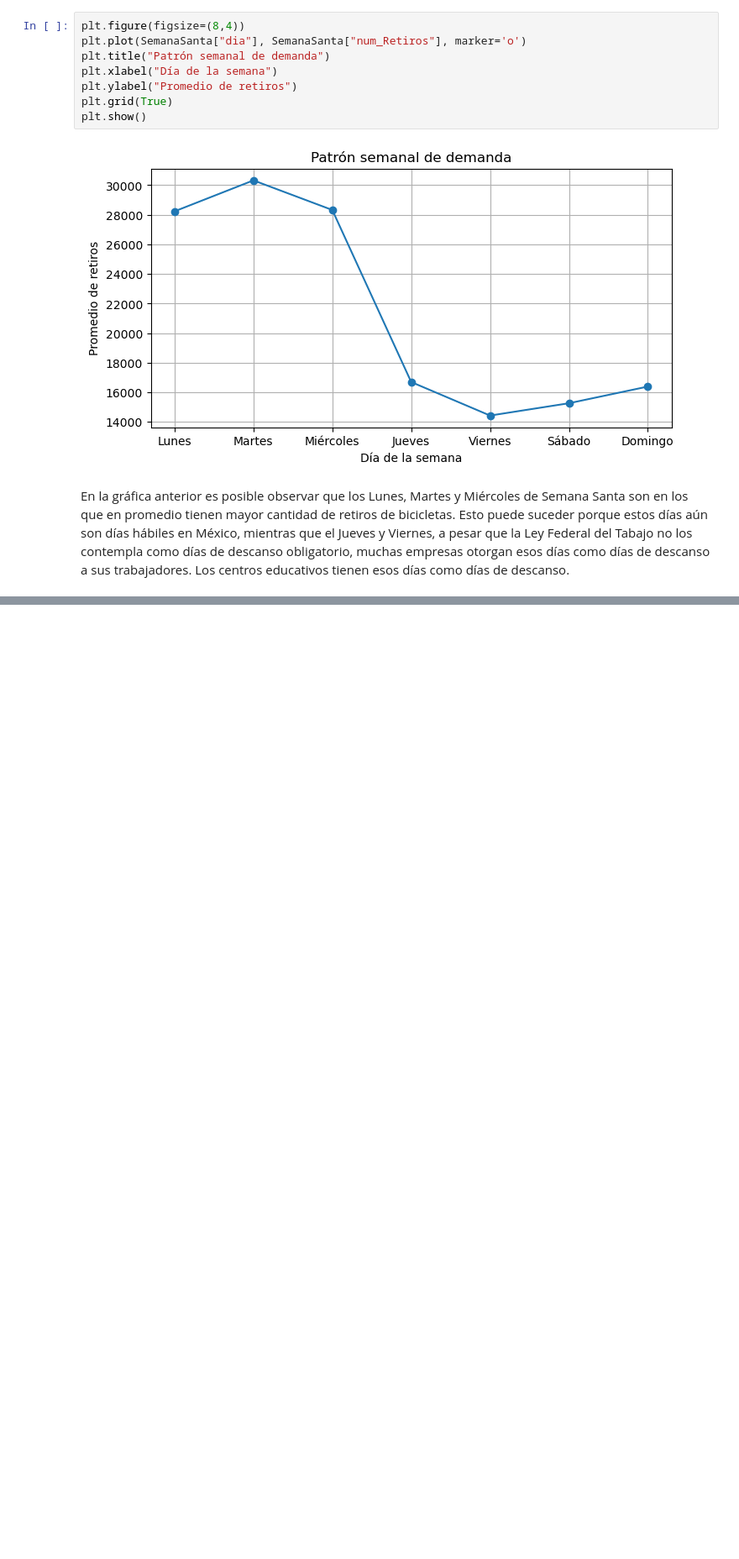
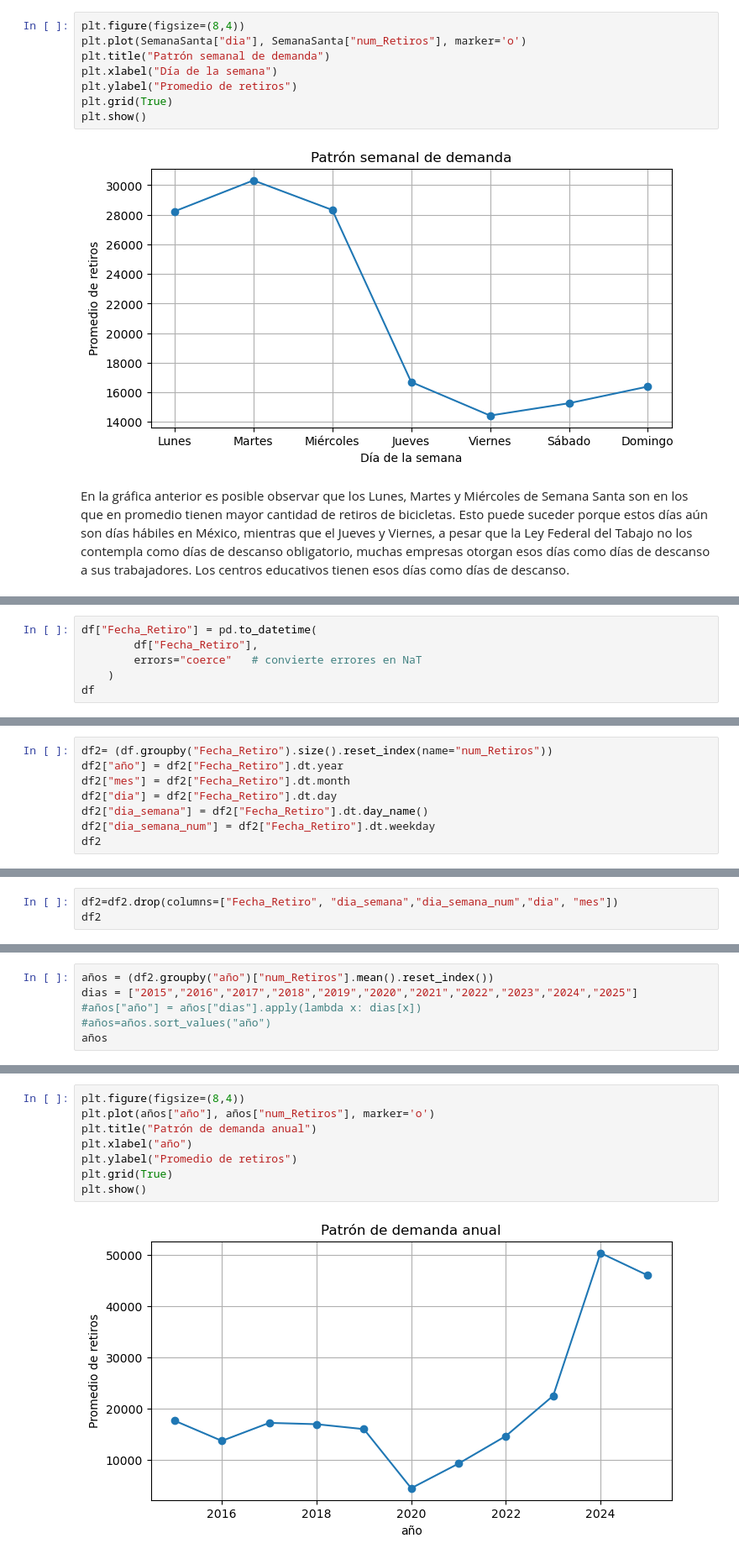
Before and after one commit to Ari-Castellanos/Proyecto-1-Seminario-2, a Jupyter notebook: DiaMayorRetiro.ipynb, the cells around one changed output, grey strips where cells are left out. Shown at 84% size. Drawn from its saved outputs; the diff is of its cells as text; blank space fills up the shorter version.

```diff
--- a/DiaMayorRetiro.ipynb
+++ b/DiaMayorRetiro.ipynb
@@ -270,0 +289,6 @@ En la gráfica anterior es posible observar que los Lunes, Martes y Miércoles d
+# %%
+df["Fecha_Retiro"] = pd.to_datetime(
+        df["Fecha_Retiro"],
+        errors="coerce"   # convierte errores en NaT
+    )
+df
@@ -270,0 +309,8 @@ En la gráfica anterior es posible observar que los Lunes, Martes y Miércoles d
+# %%
+df2= (df.groupby("Fecha_Retiro").size().reset_index(name="num_Retiros"))
+df2["año"] = df2["Fecha_Retiro"].dt.year
+df2["mes"] = df2["Fecha_Retiro"].dt.month
+df2["dia"] = df2["Fecha_Retiro"].dt.day
+df2["dia_semana"] = df2["Fecha_Retiro"].dt.day_name()
+df2["dia_semana_num"] = df2["Fecha_Retiro"].dt.weekday
+df2
@@ -270,0 +331,3 @@ En la gráfica anterior es posible observar que los Lunes, Martes y Miércoles d
+# %%
+df2=df2.drop(columns=["Fecha_Retiro", "dia_semana","dia_semana_num","dia", "mes"])
+df2
@@ -270,0 +348,6 @@ En la gráfica anterior es posible observar que los Lunes, Martes y Miércoles d
+# %%
+años = (df2.groupby("año")["num_Retiros"].mean().reset_index())
+dias = ["2015","2016","2017","2018","2019","2020","2021","2022","2023","2024","2025"]
+#años["año"] = años["dias"].apply(lambda x: dias[x])
+#años=años.sort_values("año")
+años
@@ -270,0 +367,10 @@ En la gráfica anterior es posible observar que los Lunes, Martes y Miércoles d
+# %%
+plt.figure(figsize=(8,4))
+plt.plot(años["año"], años["num_Retiros"], marker='o')
+plt.title("Patrón de demanda anual")
+plt.xlabel("año")
+plt.ylabel("Promedio de retiros")
+plt.grid(True)
+plt.show()
+# %% [output]
+[figure, added]
```
Also changed, not shown: parts of 7 cells of this notebook.
